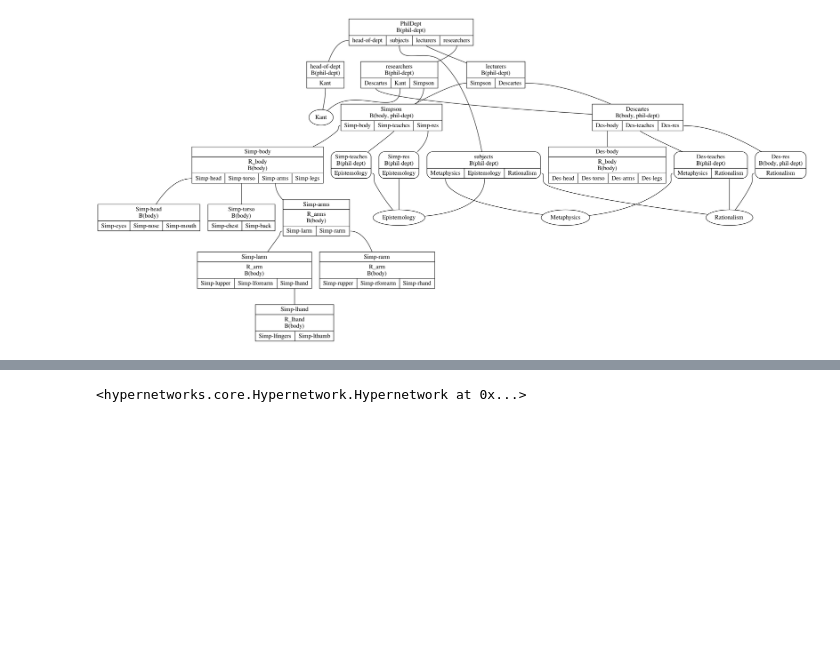
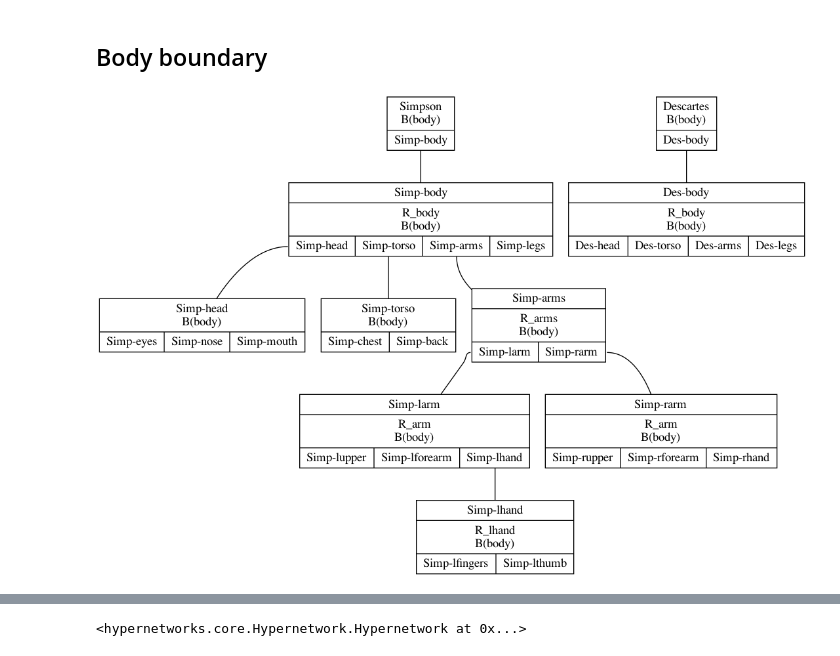
Before and after one commit to rdchar/Hora, a Jupyter notebook: examples/Simpson.ipynb, the cells around one changed output, grey strips where cells are left out. Saved outputs shown, nothing was run; the diff lists cells and outputs as text; code cells hidden in the pictures; blank space fills up the shorter version.

```diff
--- a/examples/Simpson.ipynb
+++ b/examples/Simpson.ipynb
@@ -19,37 +19,26 @@ def instantiate_hs(hn, vertex, name, boundary=""):
         hn.hypernetwork[vertex].remove_from_boundary(boundary)
 
     _next(vertex)
+# %% [markdown]
+## Body boundary
 # %%
-simpson_hn = Hypernetwork()
+bodies_hn = Hypernetwork()
 
-compile_hn(simpson_hn, parser, """
-    PhilDept=<head-of-dept=<Kant>, subjects, lecturers=<Simpson, Descartes>, researchers=<Descartes, Kant, Simpson>; B(phil-dept)>
-    subjects={Metaphysics, Epistemology, Rationalism; B(phil-dept)}
-
-    Simpson=<Simp-body, Simp-teaches={Epistemology}, Simp-res={Epistemology}; B(phil-dept, body)>
-    Descartes=<Des-body, Des-teaches={Metaphysics, Rationalism}, Des-res={Rationalism}; B(phil-dept, body)>
+compile_hn(bodies_hn, parser, """
+    Simpson=U<Simp-body; B(body)>
+    Descartes=U<Des-body; B(body)>
 
     Simp-body=<Simp-head, Simp-torso, Simp-arms=<Simp-larm, Simp-rarm; R_arms>, Simp-legs; R_body; B(body)>
     Simp-head=<Simp-eyes, Simp-nose, Simp-mouth>
     Simp-torso=<Simp-chest, Simp-back>
     Simp-larm=<Simp-lupper, Simp-lforearm, Simp-lhand; R_arm; B(body)>
     Simp-lhand=<Simp-lfingers, Simp-lthumb; R_lhand>
     Simp-rarm=<Simp-rupper, Simp-rforearm, Simp-rhand; R_arm; B(body)>
 
     Des-body=<Des-head, Des-torso, Des-arms, Des-legs; R_body; B(body)>
 """)
 
-simpson_hn.remove_from_boundary("Simp-body", "phil-dept")
-simpson_hn.remove_from_boundary("Des-body", "phil-dept")
-simpson_hn.remove_from_boundary("Simp-teaches", "body")
-simpson_hn.remove_from_boundary("Simp-res", "body")
-simpson_hn.remove_from_boundary("Des-teaches", "body")
-simpson_hn.remove_from_boundary("Des-researches", "body")
-# simpson_hn.remove_from_boundary("Simp-arms", "die")
-
-# print(simpson_hn)
-
-draw_hn(simpson_hn, fname="pictures/simpson", view=False, show_vertex=False)
-Image(filename='pictures/simpson.png', width=1200, height=400)
+draw_hn(bodies_hn, fname="pictures/bodies", view=False, show_vertex=False)
+Image(filename='pictures/bodies.png', width=800, height=400)
 # %% [output]
-[figure, old version]
+[figure, new version]
```
Also changed, not shown: parts of 16 cells of this notebook, 1 other file.
